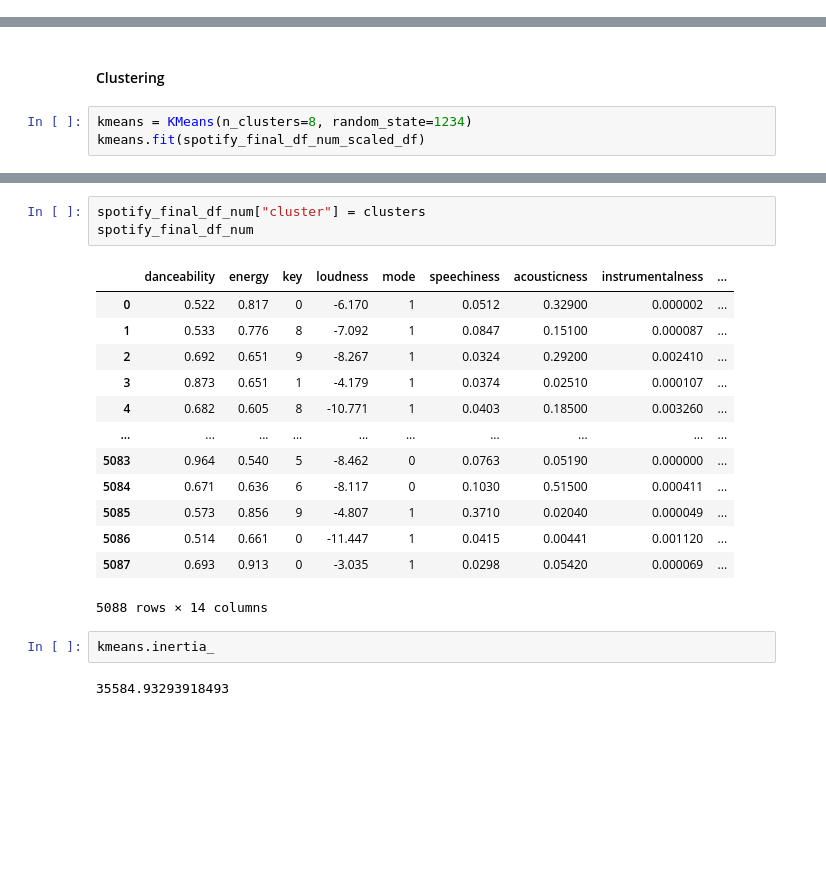
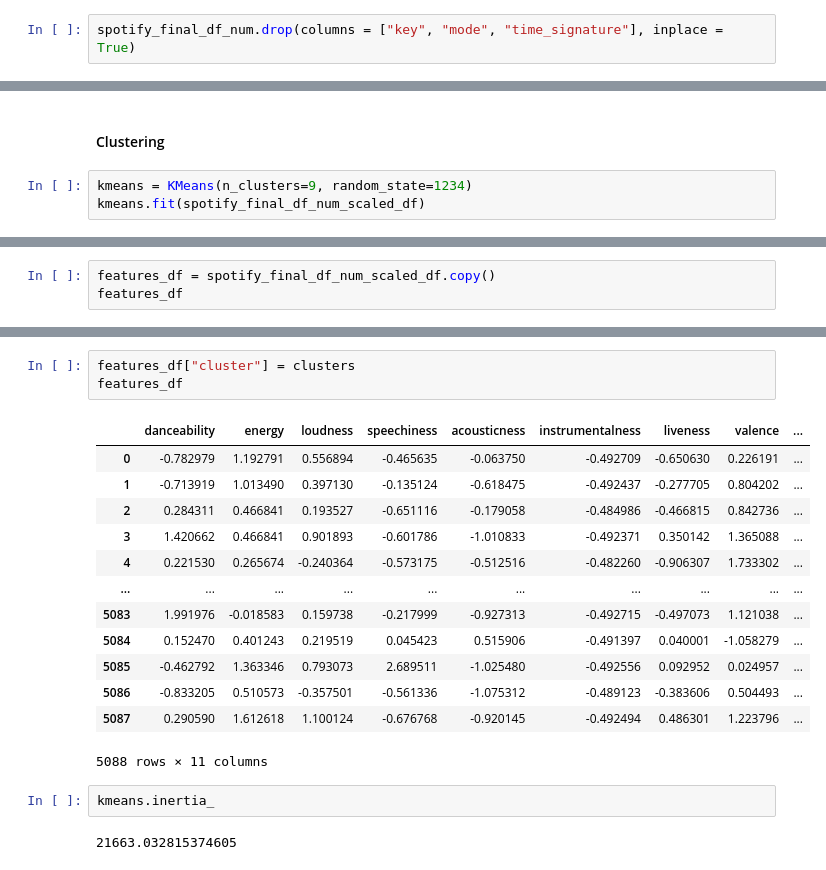
Before and after one commit to marisra/Ironhack-projects-Maris, a Jupyter notebook: Song recommender project/Clustering the spotify dataframe.ipynb, the cells around one changed output, grey strips where cells are left out. Drawn from its saved outputs; the diff is of its cells as text; blank space fills up the shorter version.

```diff
--- a/Song recommender project/Clustering the spotify dataframe.ipynb
+++ b/Song recommender project/Clustering the spotify dataframe.ipynb
@@ -100,3 +118,5 @@ spotify_final_df_num
 | 5086 | 0.514 | 0.661 | 0 | -11.447 | 1 | 0.0415 | 0.00441 | 0.001120 | ... |
 | 5087 | 0.693 | 0.913 | 0 | -3.035 | 1 | 0.0298 | 0.05420 | 0.000069 | ... |
 5088 rows × 13 columns
+# %%
+spotify_final_df_num.drop(columns = ["key", "mode", "time_signature"], inplace = True)
@@ -124,6 +166,6 @@ display(spotify_final_df_num_scaled_df)
 # %% [markdown]
 #### Clustering
 # %%
-kmeans = KMeans(n_clusters=8, random_state=1234)
+kmeans = KMeans(n_clusters=9, random_state=1234)
 kmeans.fit(spotify_final_df_num_scaled_df)
 # %% [output]
@@ -148 +191,4 @@ pd.Series(clusters).value_counts().sort_index()
 dtype: int64
+# %%
+features_df = spotify_final_df_num_scaled_df.copy()
+features_df
@@ -149,24 +209,24 @@ dtype: int64
 # %%
-spotify_final_df_num["cluster"] = clusters
-spotify_final_df_num
+features_df["cluster"] = clusters
+features_df
 # %% [output]
-|  | danceability | energy | key | loudness | mode | speechiness | acousticness | instrumentalness | ... |
-| 0 | 0.522 | 0.817 | 0 | -6.170 | 1 | 0.0512 | 0.32900 | 0.000002 | ... |
-| 1 | 0.533 | 0.776 | 8 | -7.092 | 1 | 0.0847 | 0.15100 | 0.000087 | ... |
-| 2 | 0.692 | 0.651 | 9 | -8.267 | 1 | 0.0324 | 0.29200 | 0.002410 | ... |
-| 3 | 0.873 | 0.651 | 1 | -4.179 | 1 | 0.0374 | 0.02510 | 0.000107 | ... |
-| 4 | 0.682 | 0.605 | 8 | -10.771 | 1 | 0.0403 | 0.18500 | 0.003260 | ... |
+|  | danceability | energy | loudness | speechiness | acousticness | instrumentalness | liveness | valence | ... |
+| 0 | -0.782979 | 1.192791 | 0.556894 | -0.465635 | -0.063750 | -0.492709 | -0.650630 | 0.226191 | ... |
+| 1 | -0.713919 | 1.013490 | 0.397130 | -0.135124 | -0.618475 | -0.492437 | -0.277705 | 0.804202 | ... |
+| 2 | 0.284311 | 0.466841 | 0.193527 | -0.651116 | -0.179058 | -0.484986 | -0.466815 | 0.842736 | ... |
+| 3 | 1.420662 | 0.466841 | 0.901893 | -0.601786 | -1.010833 | -0.492371 | 0.350142 | 1.365088 | ... |
+| 4 | 0.221530 | 0.265674 | -0.240364 | -0.573175 | -0.512516 | -0.482260 | -0.906307 | 1.733302 | ... |
 | ... | ... | ... | ... | ... | ... | ... | ... | ... | ... |
-| 5083 | 0.964 | 0.540 | 5 | -8.462 | 0 | 0.0763 | 0.05190 | 0.000000 | ... |
-| 5084 | 0.671 | 0.636 | 6 | -8.117 | 0 | 0.1030 | 0.51500 | 0.000411 | ... |
-| 5085 | 0.573 | 0.856 | 9 | -4.807 | 1 | 0.3710 | 0.02040 | 0.000049 | ... |
-| 5086 | 0.514 | 0.661 | 0 | -11.447 | 1 | 0.0415 | 0.00441 | 0.001120 | ... |
-| 5087 | 0.693 | 0.913 | 0 | -3.035 | 1 | 0.0298 | 0.05420 | 0.000069 | ... |
+| 5083 | 1.991976 | -0.018583 | 0.159738 | -0.217999 | -0.927313 | -0.492715 | -0.497073 | 1.121038 | ... |
+| 5084 | 0.152470 | 0.401243 | 0.219519 | 0.045423 | 0.515906 | -0.491397 | 0.040001 | -1.058279 | ... |
+| 5085 | -0.462792 | 1.363346 | 0.793073 | 2.689511 | -1.025480 | -0.492556 | 0.092952 | 0.024957 | ... |
+| 5086 | -0.833205 | 0.510573 | -0.357501 | -0.561336 | -1.075312 | -0.489123 | -0.383606 | 0.504493 | ... |
+| 5087 | 0.290590 | 1.612618 | 1.100124 | -0.676768 | -0.920145 | -0.492494 | 0.486301 | 1.223796 | ... |
-5088 rows × 14 columns
+5088 rows × 11 columns
 # %%
 kmeans.inertia_
 # %% [output]
-35584.93293918493
+21663.032815374605
 # %%
 K = range(2, 21)
 inertia = []
```
Also changed, not shown: parts of 16 cells of this notebook.
